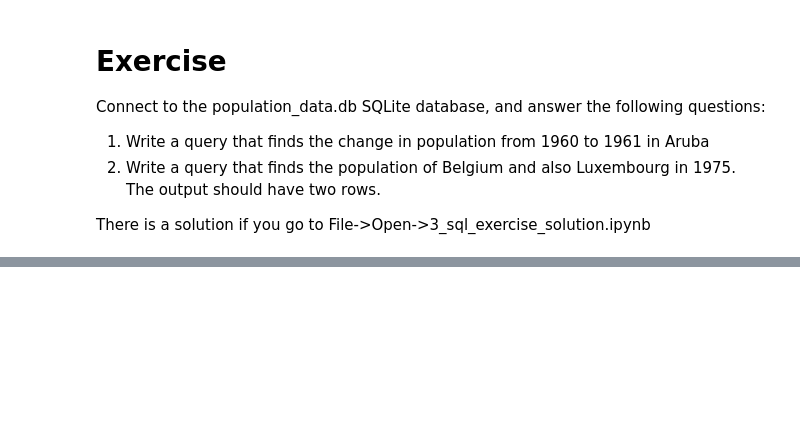
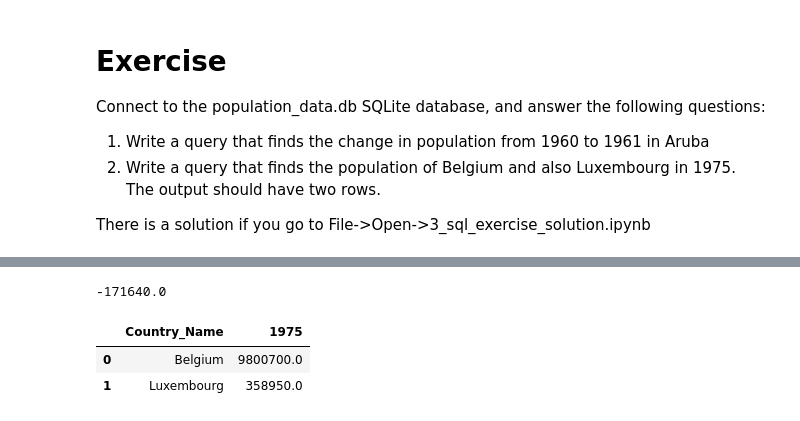
Before and after one commit to D5mit/Udacity_ETL, a Jupyter notebook: 3_sql_exercise.ipynb, the cells around one changed output, grey strips where cells are left out. Drawn from its saved outputs; the diff is of its cells as text; code cells hidden in the pictures; blank space fills up the shorter version.

Commit message:
commit exercise 2

```diff
--- a/3_sql_exercise.ipynb
+++ b/3_sql_exercise.ipynb
@@ -71,5 +71,9 @@ from sqlalchemy import create_engine
 #
 ###
 
-engine = create_engine('sqlite:////home/workspace/3_sql_exercise/population_data.db')
+population_url_db_2 = 'sqlite://///Users/d5mit/PycharmProjects/Udacity_ETL/Data/population_data.db'
+
+
+# engine = create_engine('sqlite:////home/workspace/3_sql_exercise/population_data.db')
+engine = create_engine(population_url_db_2)
 pd.read_sql("SELECT * FROM population_data", engine)
@@ -83,0 +133,15 @@ There is a solution if you go to File->Open->3_sql_exercise_solution.ipynb
+# %%
+# or adding more than one counrty
+ls = pd.read_sql('SELECT "1960", "1961" FROM population_data where Country_Name = "Aruba" or Country_Name = "Afghanistan"', engine)
+ls['1960'].sum() - ls['1961'].sum()
+# %% [output]
+-171640.0
+# %%
+# Write a query that finds the population of Belgium and also Luxembourg in 1975. The output should have two rows.
+ls = pd.read_sql('SELECT "Country_Name", "1975" FROM population_data where Country_Name = "Belgium" or Country_Name = "Luxembourg"', engine)
+
+ls
+# %% [output]
+|  | Country_Name | 1975 |
+| 0 | Belgium | 9800700.0 |
+| 1 | Luxembourg | 358950.0 |
```
Also changed, not shown: parts of 6 cells of this notebook.
